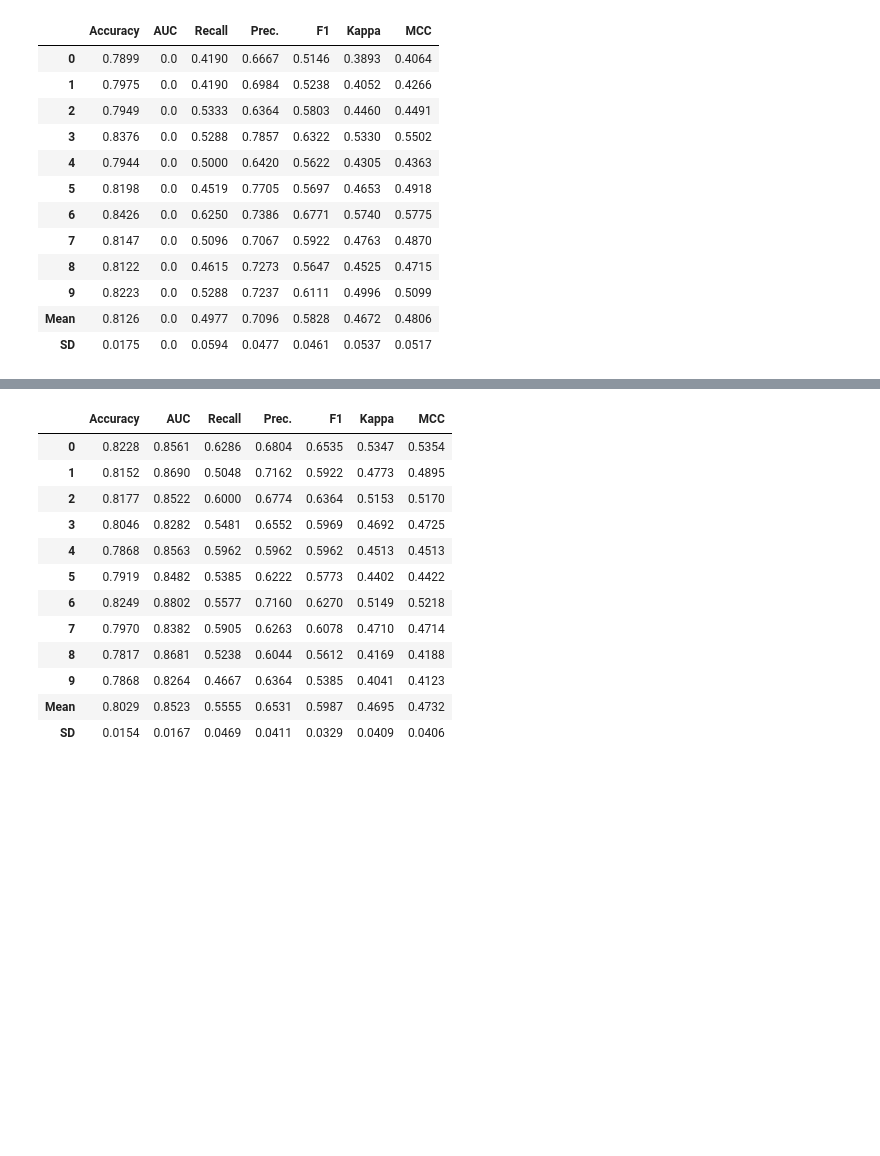
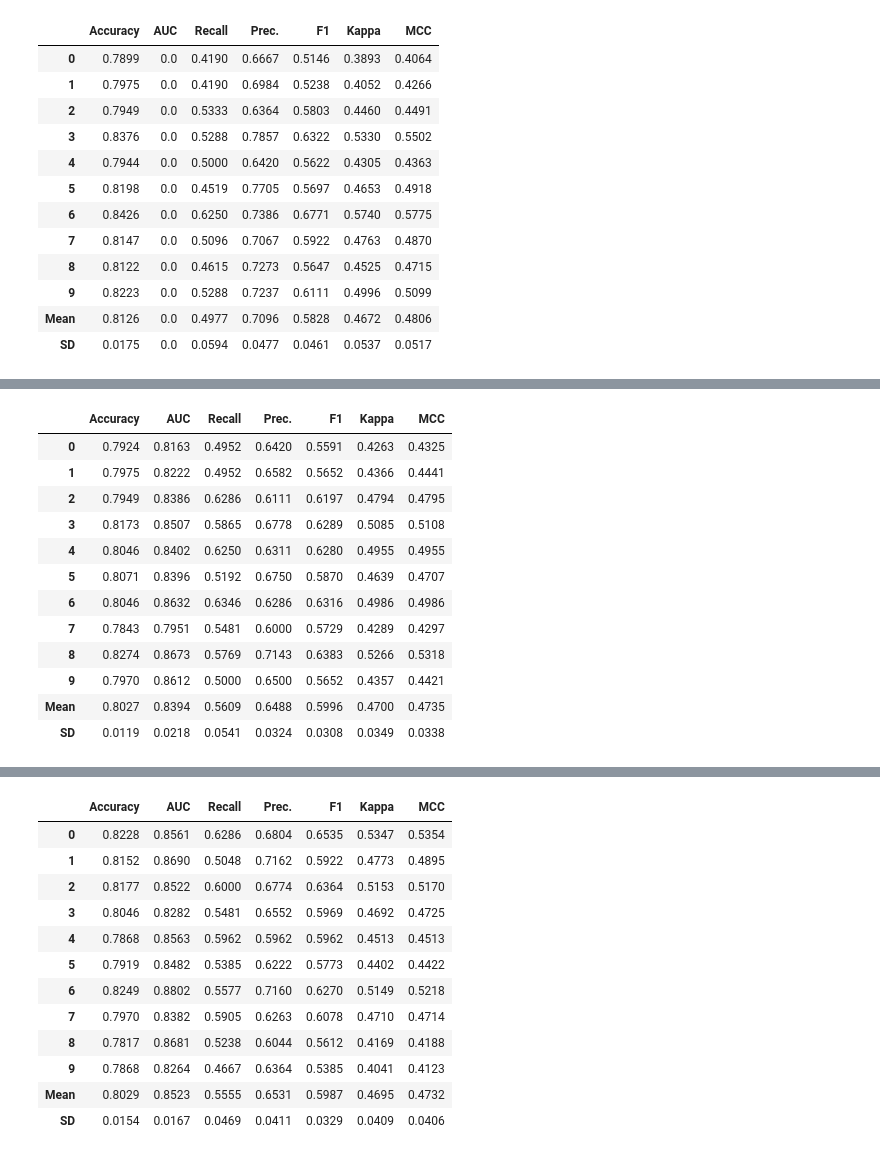
Before and after one commit to jjefferson2006/DSWP_JJ_altera, a Jupyter notebook: desafio_analise_5_ordenado.ipynb, the cells around one changed output, grey strips where cells are left out. Cells and saved outputs as stored; diff of their text form; code cells hidden in the pictures; blank space fills up the shorter version.

```diff
--- a/desafio_analise_5_ordenado.ipynb
+++ b/desafio_analise_5_ordenado.ipynb
@@ -1266,0 +1285,16 @@ blender_h_2 = blend_models(estimator_list=[ tuned_lda, tuned_gbc], method ='hard
+# %%
+lig = create_model('lightgbm')
+# %% [output]
+|  | Accuracy | AUC | Recall | Prec. | F1 | Kappa | MCC |
+| 0 | 0.7924 | 0.8163 | 0.4952 | 0.6420 | 0.5591 | 0.4263 | 0.4325 |
+| 1 | 0.7975 | 0.8222 | 0.4952 | 0.6582 | 0.5652 | 0.4366 | 0.4441 |
+| 2 | 0.7949 | 0.8386 | 0.6286 | 0.6111 | 0.6197 | 0.4794 | 0.4795 |
+| 3 | 0.8173 | 0.8507 | 0.5865 | 0.6778 | 0.6289 | 0.5085 | 0.5108 |
+| 4 | 0.8046 | 0.8402 | 0.6250 | 0.6311 | 0.6280 | 0.4955 | 0.4955 |
+| 5 | 0.8071 | 0.8396 | 0.5192 | 0.6750 | 0.5870 | 0.4639 | 0.4707 |
+| 6 | 0.8046 | 0.8632 | 0.6346 | 0.6286 | 0.6316 | 0.4986 | 0.4986 |
+| 7 | 0.7843 | 0.7951 | 0.5481 | 0.6000 | 0.5729 | 0.4289 | 0.4297 |
+| 8 | 0.8274 | 0.8673 | 0.5769 | 0.7143 | 0.6383 | 0.5266 | 0.5318 |
+| 9 | 0.7970 | 0.8612 | 0.5000 | 0.6500 | 0.5652 | 0.4357 | 0.4421 |
+| Mean | 0.8027 | 0.8394 | 0.5609 | 0.6488 | 0.5996 | 0.4700 | 0.4735 |
+| SD | 0.0119 | 0.0218 | 0.0541 | 0.0324 | 0.0308 | 0.0349 | 0.0338 |
```
Also changed, not shown: parts of 16 cells of this notebook.
